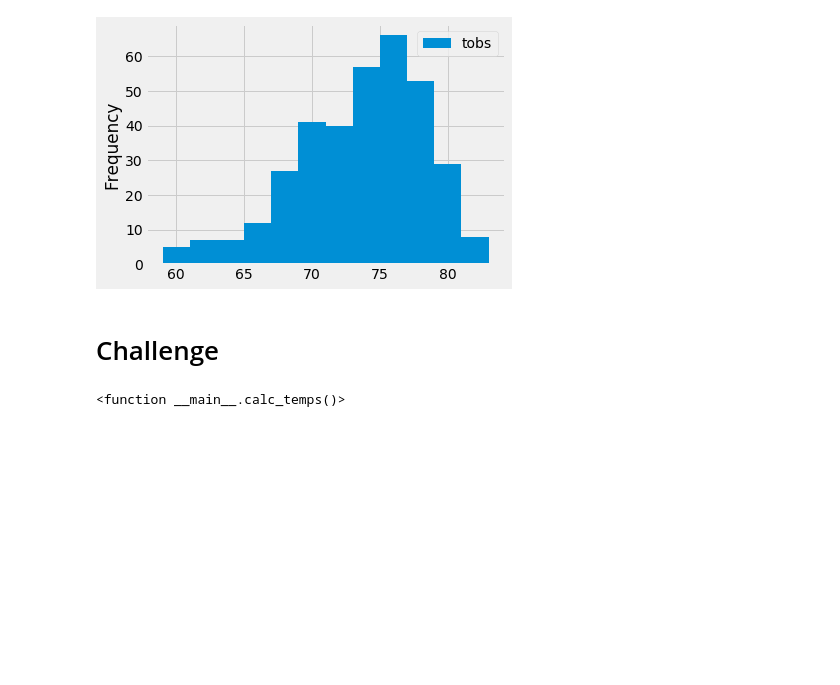
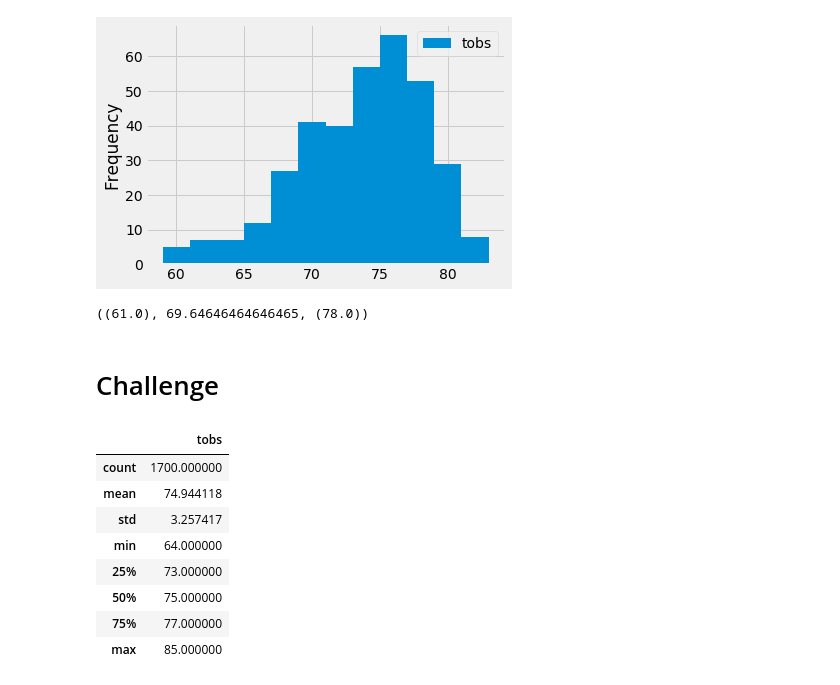
Before and after one commit to osamaali-sys/surfs_up, a Jupyter notebook: climate_analysis.ipynb, the cells around one changed output. Drawn from its saved outputs; the diff is of its cells as text; code cells hidden in the pictures; blank space fills up the shorter version.

Commit message:
finishing the challange with JUNE and DECEMBER analysis

```diff
--- a/climate_analysis.ipynb
+++ b/climate_analysis.ipynb
@@ -114,11 +115,30 @@ plt.tight_layout()
 # %%
 # Write a function called `calc_temps` that will accept start date and end date in the format '%Y-%m-%d'
 # and return the minimum, average, and maximum temperatures for that range of dates
-def calc_temps():
-    input('start date : ' + '%Y-%m-%d')
+def calc_temps(start_date,end_date):
+    results = session.query(Measurement.tobs).filter(Measurement.date >= start_date).filter(Measurement.date <= end_date).all()
+    return min(results), np.mean(results), max(results)
+
+calc_temps('2016-01-01', '2016-02-02')
+# %% [output]
+((61.0), 69.64646464646465, (78.0))
 # %% [markdown]
 # Challenge
-# %%
-calc_temps
-# %% [output]
-<function __main__.calc_temps()>
+# %%
+#Identify key statistical data in June across all of the stations and years using the describe() function.
+
+def monthly_temp(month):
+    results = session.query(Measurement.date, Measurement.tobs).filter(func.extract('month', Measurement.date) == month).all()
+    return pd.DataFrame(results).describe()
+
+monthly_temp(6)
+# %% [output]
+|  | tobs |
+| count | 1700.000000 |
+| mean | 74.944118 |
+| std | 3.257417 |
+| min | 64.000000 |
+| 25% | 73.000000 |
+| 50% | 75.000000 |
+| 75% | 77.000000 |
+| max | 85.000000 |
```
Also changed, not shown: parts of 4 cells of this notebook, 1 other file.
